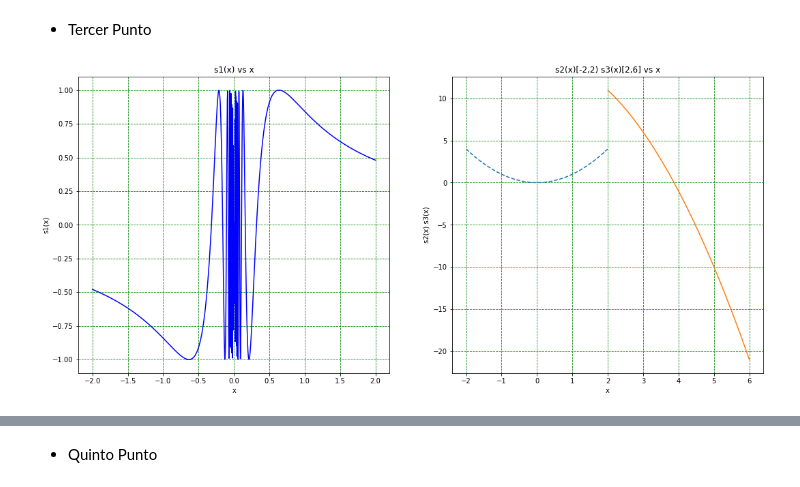
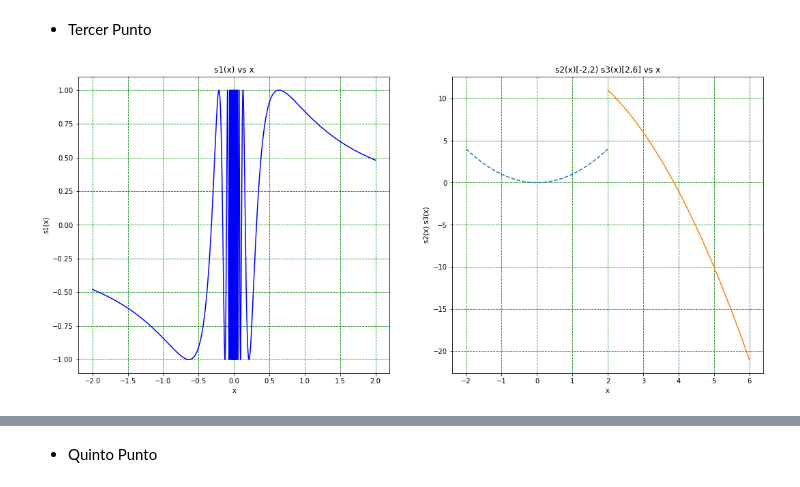
Before and after one commit to DuneV/2022-2, a Jupyter notebook: LAB2_OPTIMIZACION.ipynb, the cells around one changed output, grey strips where cells are left out. Cells and saved outputs as stored; diff of their text form; code cells hidden in the pictures.

```diff
--- a/LAB2_OPTIMIZACION.ipynb
+++ b/LAB2_OPTIMIZACION.ipynb
@@ -76,28 +79,28 @@ print(sort_mala(a,b))
 # %%
 fig, axs = plt.subplots(1, 2, figsize=(18, 8))
 
-N1 = 1000
+N1 = 100000
 x1 = np.linspace(-2, 2, N1)
 s1 = np.sin(1/x1)
 
 N2 = 1000
 x2 = np.linspace(-2, 6, N2)
 s2 = x2**2
 s3 =  15 - x2**2
 line1 = axs[1].plot(x2[x2<2], s2[x2<2], label='s2(x)', linestyle='--')
 line2 = axs[1].plot(x2[x2>=2], s3[x2>=2], label='s2(x)')
 
 axs[0].plot(x1, s1,'b')
 
 axs[0].set_title('s1(x) vs x')
 axs[0].set_xlabel('x')
 axs[0].set_ylabel('s1(x)')
 axs[0].grid(color='green', linestyle = '--')
 
 axs[1].set_title('s2(x)[-2,2) s3(x)[2,6] vs x')
 axs[1].set_xlabel('x')
 axs[1].set_ylabel('s2(x) s3(x)')
 axs[1].grid(color='green', linestyle = '--')
 plt.show()
 # %% [output]
-[figure, old version]
+[figure, new version]
```
Also changed, not shown: parts of 8 cells of this notebook, 1 other file.
